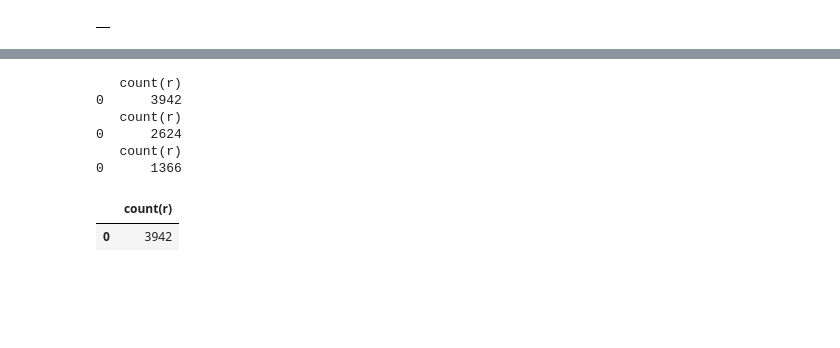
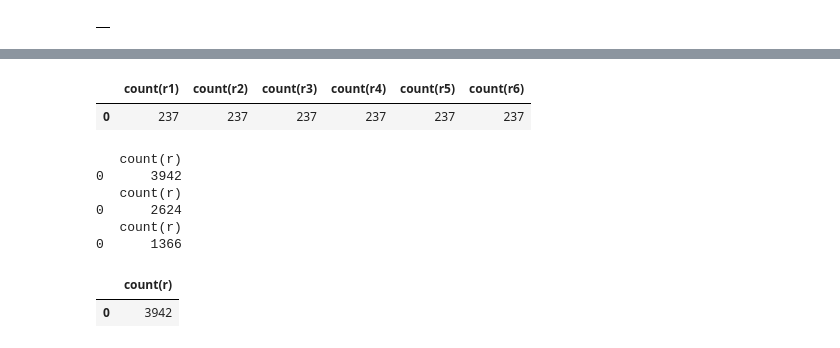
Before and after one commit to neo4j-product-examples/supply-chain-logistics-demo, a Jupyter notebook: airplane-cargo/transform-and-load.ipynb, the cells around one changed output, grey strips where cells are left out. Drawn from its saved outputs; the diff is of its cells as text; code cells hidden in the pictures; blank space fills up the shorter version.

```diff
--- a/airplane-cargo/transform-and-load.ipynb
+++ b/airplane-cargo/transform-and-load.ipynb
@@ -76,3 +71,25 @@ gds.run_cypher('''
+# %%
+gds.run_cypher('''
+    UNWIND $airportIds AS airportId
+    MATCH(n0:Airport {airportId: airportId})
+    MATCH(n1:Entry {airportId: airportId})
+    MATCH(n2:DepartureCheckpoint {airportId: airportId})
+    MATCH(n3:Departure {airportId: airportId})
+    MATCH(n4:Arrival {airportId: airportId})
+    MATCH(n5:ArrivalCheckpoint {airportId: airportId})
+    MATCH(n6:Destination {airportId: airportId})
+
+    MERGE(n0)<-[r1:LOCATED_AT]-(n1)
+    MERGE(n0)<-[r2:LOCATED_AT]-(n2)
+    MERGE(n0)<-[r3:LOCATED_AT]-(n3)
+    MERGE(n0)<-[r4:LOCATED_AT]-(n4)
+    MERGE(n0)<-[r5:LOCATED_AT]-(n5)
+    MERGE(n0)<-[r6:LOCATED_AT]-(n6)
+    RETURN count(r1), count(r2), count(r3), count(r4), count(r5), count(r6)
+    ''', params={'airportIds':list(airport_ids)})
+# %% [output]
+|  | count(r1) | count(r2) | count(r3) | count(r4) | count(r5) | count(r6) |
+| 0 | 237 | 237 | 237 | 237 | 237 | 237 |
 # %%
 LEGS = [1,2,3]
 SEGMENTS = [1,2,3]
```
Also changed, not shown: parts of 18 cells of this notebook.
